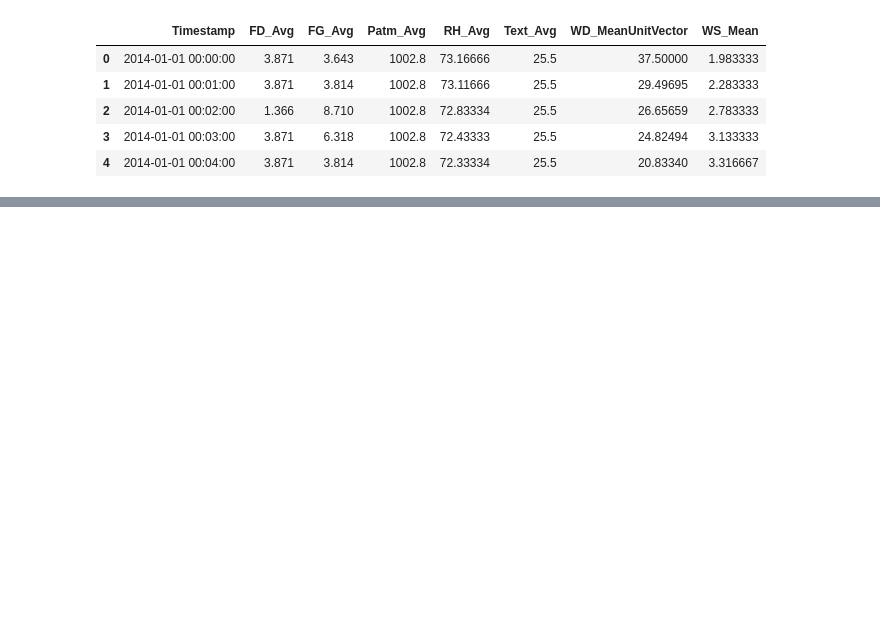
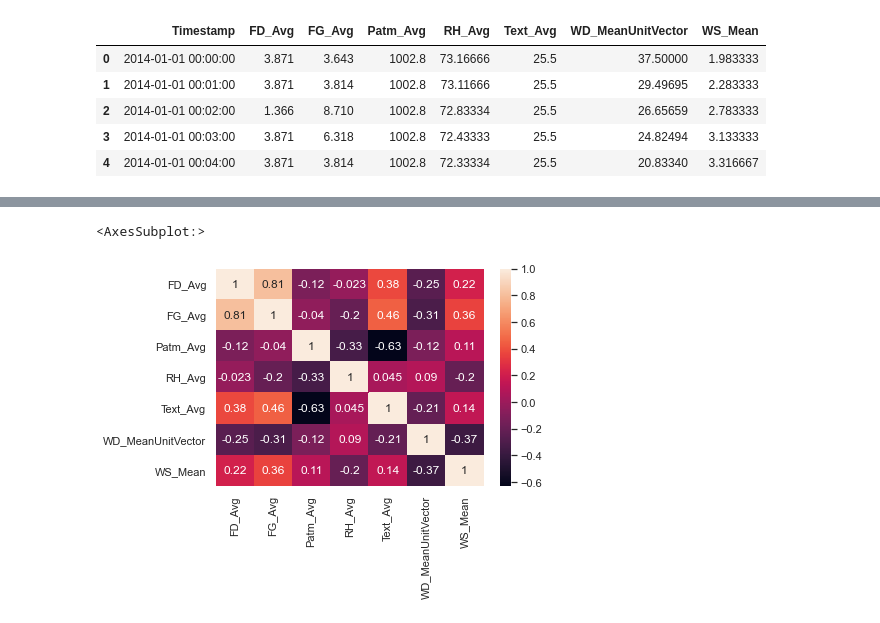
Before and after one commit to anhtu7/FouilleDeDonnees_projet, a Jupyter notebook: visualisation.ipynb, the cells around one changed output, grey strips where cells are left out. Cells and saved outputs as stored; diff of their text form; code cells hidden in the pictures; blank space fills up the shorter version.

```diff
--- a/visualisation.ipynb
+++ b/visualisation.ipynb
@@ -29,0 +33,6 @@ sns.lineplot(data=df_Moufia, palette="tab10", linewidth=2.5)
+# %%
+corrMatrix = df_Moufia.corr()
+sns.heatmap(corrMatrix, annot=True)
+# %% [output]
+<AxesSubplot:>
+[figure, added]
```
Also changed, not shown: parts of 7 cells of this notebook.
